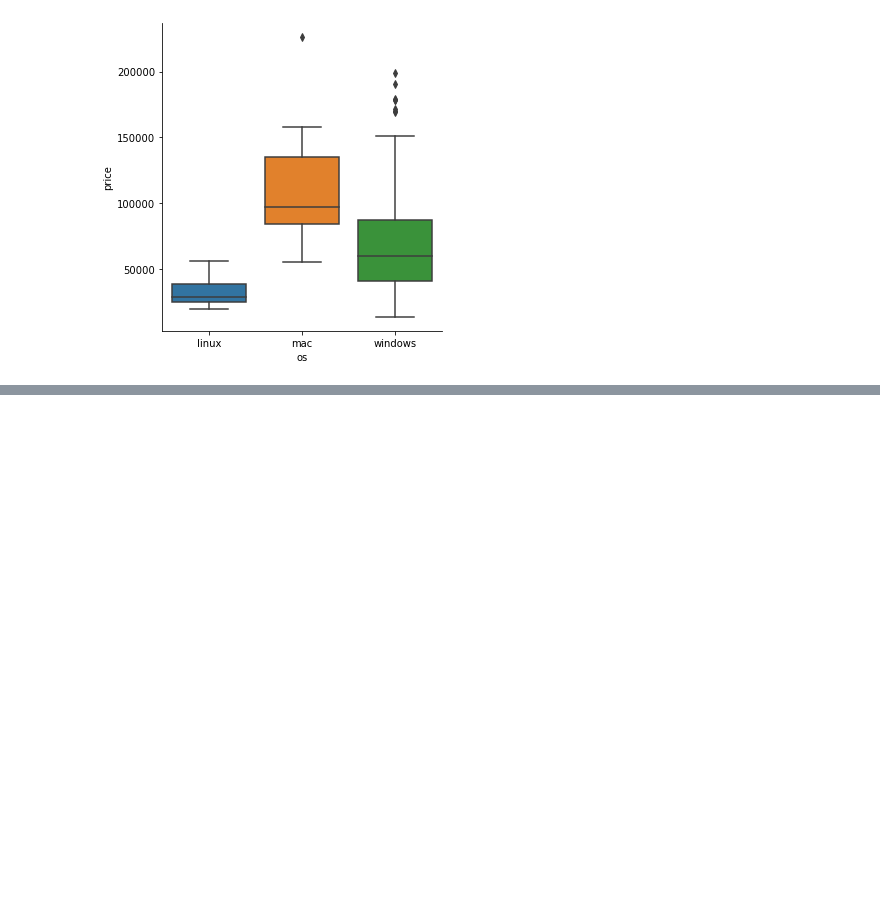
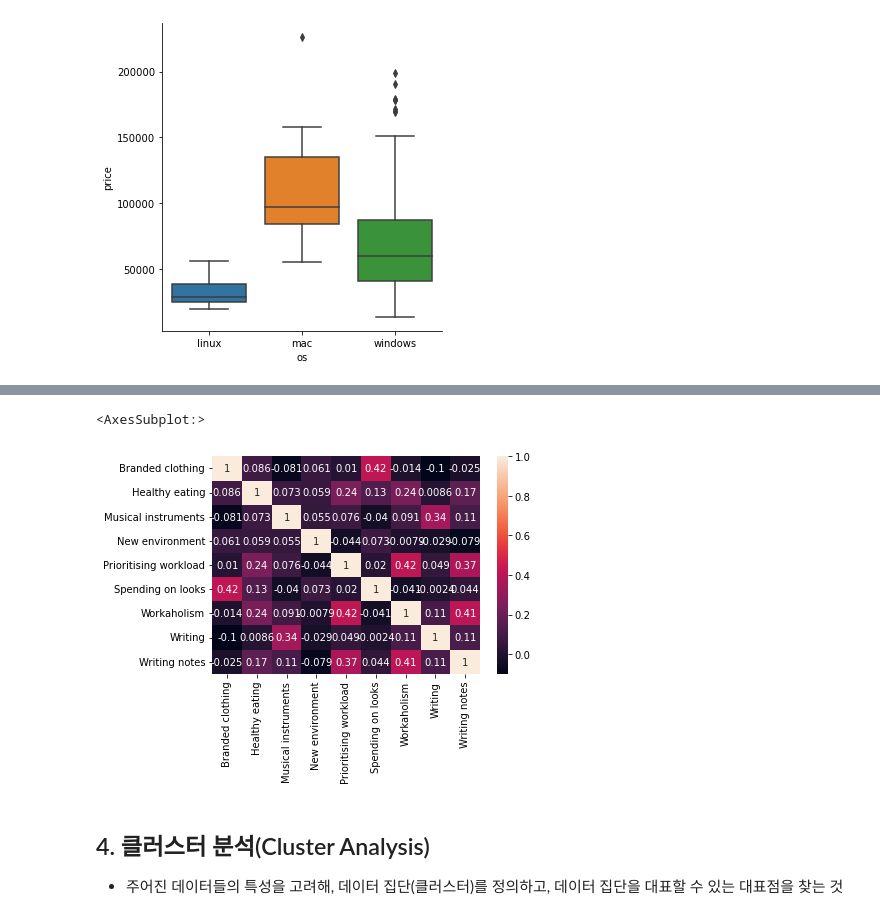
Before and after one commit to JiseokChoi/Python_Practice1, a Jupyter notebook: Data_Science.ipynb, the cells around one changed output, grey strips where cells are left out. Saved outputs shown, nothing was run; the diff lists cells and outputs as text; code cells hidden in the pictures; blank space fills up the shorter version.

```diff
--- a/Data_Science.ipynb
+++ b/Data_Science.ipynb
@@ -92,0 +241,8 @@ sns.catplot(data = df, x = 'os', y = 'price', kind = 'strip', hue = 'processor_b
+# %%
+sns.heatmap(df.loc[:, ['Branded clothing', 'Healthy eating', 'Musical instruments', 'New environment', 'Prioritising workload', 'Spending on looks', 'Workaholism', 'Writing', 'Writing notes']].corr(), annot = True)
+# %% [output]
+<AxesSubplot:>
+[figure, added]
+# %% [markdown]
+##  4. 클러스터 분석(Cluster Analysis)
+- 주어진 데이터들의 특성을 고려해, 데이터 집단(클러스터)를 정의하고, 데이터 집단을 대표할 수 있는 대표점을 찾는 것
```
Also changed, not shown: parts of 58 cells of this notebook, 11 other files.
